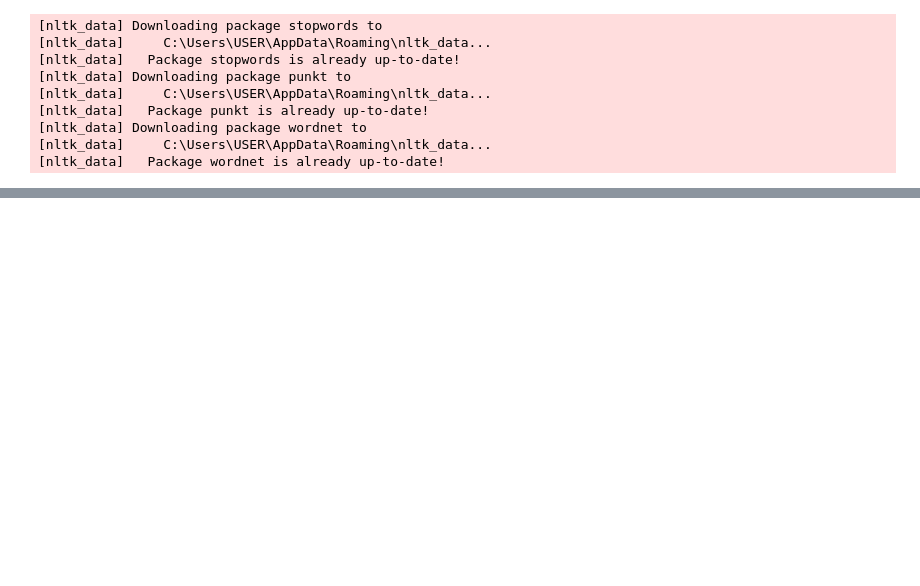
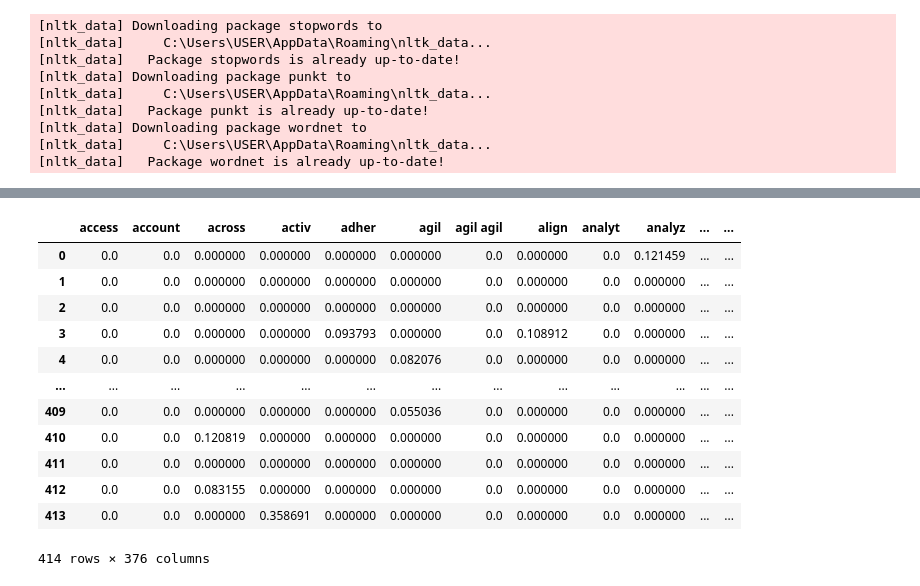
Before and after one commit to kdalton0518/Text-classification-clustering, a Jupyter notebook: LinkedIn_Job_mining.ipynb, the cells around one changed output, grey strips where cells are left out. Cells and saved outputs as stored; diff of their text form; code cells hidden in the pictures; blank space fills up the shorter version.

```diff
--- a/LinkedIn_Job_mining.ipynb
+++ b/LinkedIn_Job_mining.ipynb
@@ -19,4 +27,13 @@ import string, re, os
 [nltk_data] Downloading package wordnet to
 [nltk_data]     C:\Users\USER\AppData\Roaming\nltk_data...
 [nltk_data]   Package wordnet is already up-to-date!
+# %%
+import logging, json
+
+logging.basicConfig(
+	format='%(asctime)s %(levelname)-8s %(message)s',
+	level=logging.INFO,
+	datefmt='%Y-%m-%d %H:%M:%S')
+
+logger = logging
 # %%
@@ -146,0 +285,24 @@ for path in all_data_paths:
+# %%
+# Input_X = J.all_jobs
+Input_X = JJ.all_jobs
+# Input_X = C147.all_jobs
+
+tfidfvectorizer = TfidfVectorizer(max_df=0.7, min_df=0.05, ngram_range=(1, 2))
+X = tfidfvectorizer.fit_transform(Input_X)
+
+TF_IDF_X = pd.DataFrame(X.toarray(), columns=tfidfvectorizer.get_feature_names_out())
+TF_IDF_X
+# %% [output]
+|  | access | account | across | activ | adher | agil | agil agil | align | analyt | analyz | ... | ... |
+| 0 | 0.0 | 0.0 | 0.000000 | 0.000000 | 0.000000 | 0.000000 | 0.0 | 0.000000 | 0.0 | 0.121459 | ... | ... |
+| 1 | 0.0 | 0.0 | 0.000000 | 0.000000 | 0.000000 | 0.000000 | 0.0 | 0.000000 | 0.0 | 0.000000 | ... | ... |
+| 2 | 0.0 | 0.0 | 0.000000 | 0.000000 | 0.000000 | 0.000000 | 0.0 | 0.000000 | 0.0 | 0.000000 | ... | ... |
+| 3 | 0.0 | 0.0 | 0.000000 | 0.000000 | 0.093793 | 0.000000 | 0.0 | 0.108912 | 0.0 | 0.000000 | ... | ... |
+| 4 | 0.0 | 0.0 | 0.000000 | 0.000000 | 0.000000 | 0.082076 | 0.0 | 0.000000 | 0.0 | 0.000000 | ... | ... |
+| ... | ... | ... | ... | ... | ... | ... | ... | ... | ... | ... | ... | ... |
+| 409 | 0.0 | 0.0 | 0.000000 | 0.000000 | 0.000000 | 0.055036 | 0.0 | 0.000000 | 0.0 | 0.000000 | ... | ... |
+| 410 | 0.0 | 0.0 | 0.120819 | 0.000000 | 0.000000 | 0.000000 | 0.0 | 0.000000 | 0.0 | 0.000000 | ... | ... |
+| 411 | 0.0 | 0.0 | 0.000000 | 0.000000 | 0.000000 | 0.000000 | 0.0 | 0.000000 | 0.0 | 0.000000 | ... | ... |
+| 412 | 0.0 | 0.0 | 0.083155 | 0.000000 | 0.000000 | 0.000000 | 0.0 | 0.000000 | 0.0 | 0.000000 | ... | ... |
+| 413 | 0.0 | 0.0 | 0.000000 | 0.358691 | 0.000000 | 0.000000 | 0.0 | 0.000000 | 0.0 | 0.000000 | ... | ... |
+414 rows × 376 columns
```
Also changed, not shown: parts of 19 cells of this notebook, 36 other files.
